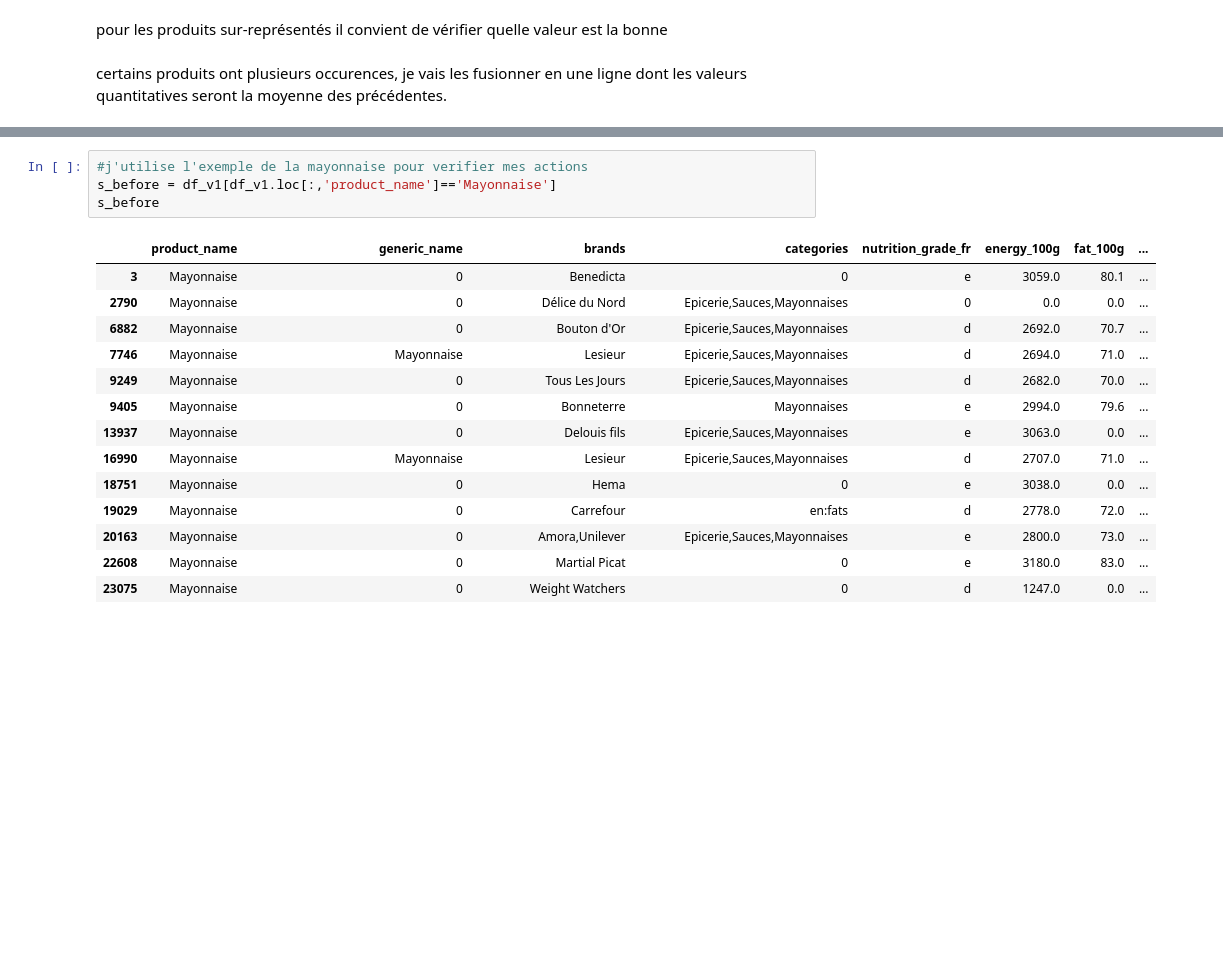
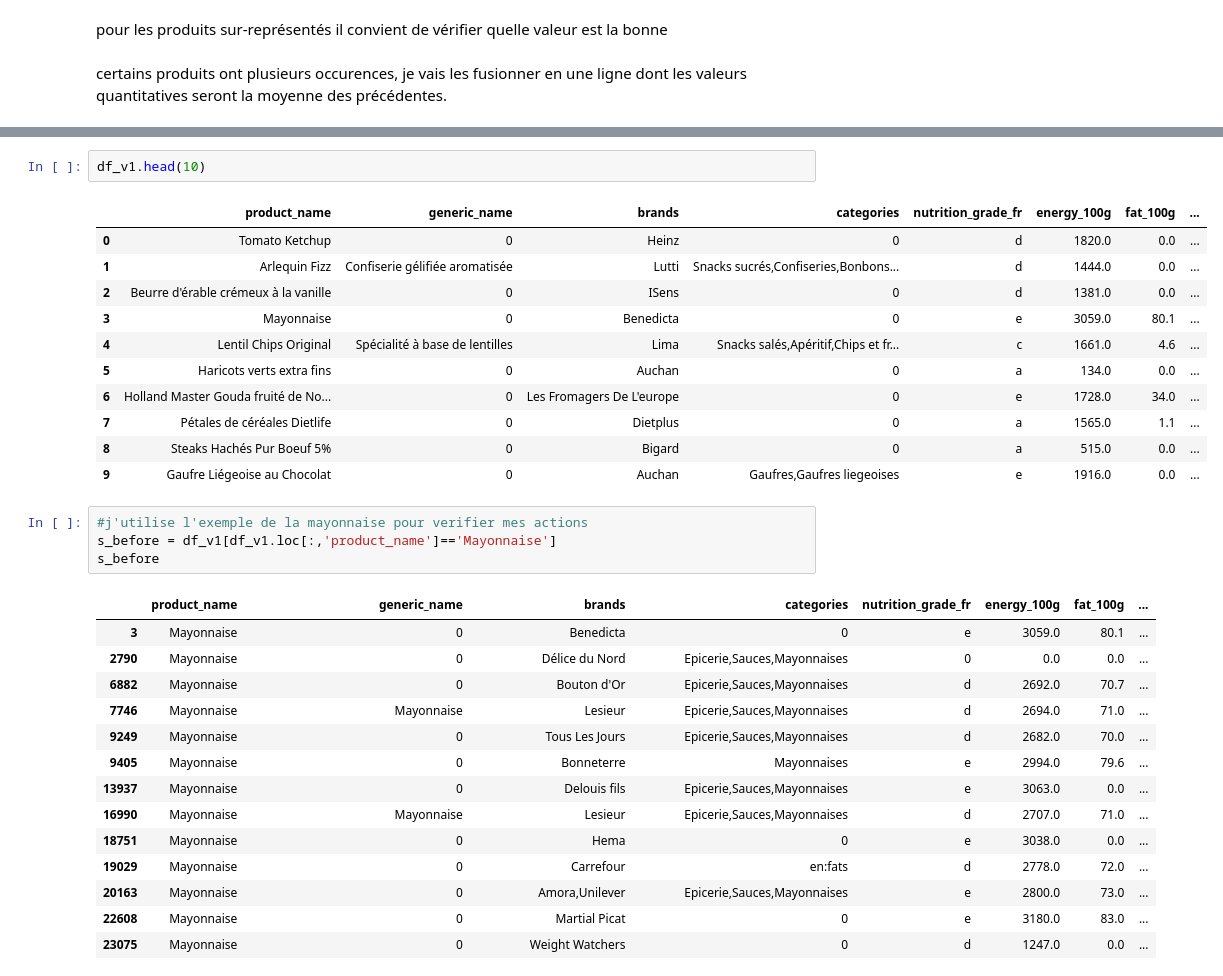
Before and after one commit to MarieDeSmedt/FoodFlix, a Jupyter notebook: notebook/Data_clean.ipynb, the cells around one changed output, grey strips where cells are left out. Saved outputs shown, nothing was run; the diff lists cells and outputs as text; blank space fills up the shorter version.

```diff
--- a/notebook/Data_clean.ipynb
+++ b/notebook/Data_clean.ipynb
@@ -186,3 +145,17 @@ certains produits ont plusieurs occurences, je vais les fusionner en une ligne d
+# %%
+df_v1.head(10)
+# %% [output]
+|  | product_name | generic_name | brands | categories | nutrition_grade_fr | energy_100g | fat_100g | ... |
+| 0 | Tomato Ketchup | 0 | Heinz | 0 | d | 1820.0 | 0.0 | ... |
+| 1 | Arlequin Fizz | Confiserie gélifiée aromatisée | Lutti | Snacks sucrés,Confiseries,Bonbons... | d | 1444.0 | 0.0 | ... |
+| 2 | Beurre d'érable crémeux à la vanille | 0 | ISens | 0 | d | 1381.0 | 0.0 | ... |
+| 3 | Mayonnaise | 0 | Benedicta | 0 | e | 3059.0 | 80.1 | ... |
+| 4 | Lentil Chips Original | Spécialité à base de lentilles | Lima | Snacks salés,Apéritif,Chips et fr... | c | 1661.0 | 4.6 | ... |
+| 5 | Haricots verts extra fins | 0 | Auchan | 0 | a | 134.0 | 0.0 | ... |
+| 6 | Holland Master Gouda fruité de No... | 0 | Les Fromagers De L'europe | 0 | e | 1728.0 | 34.0 | ... |
+| 7 | Pétales de céréales Dietlife | 0 | Dietplus | 0 | a | 1565.0 | 1.1 | ... |
+| 8 | Steaks Hachés Pur Boeuf 5% | 0 | Bigard | 0 | a | 515.0 | 0.0 | ... |
+| 9 | Gaufre Liégeoise au Chocolat | 0 | Auchan | Gaufres,Gaufres liegeoises | e | 1916.0 | 0.0 | ... |
 # %%
 #j'utilise l'exemple de la mayonnaise pour verifier mes actions
 s_before = df_v1[df_v1.loc[:,'product_name']=='Mayonnaise']
```
Also changed, not shown: parts of 18 cells of this notebook, 1 other file.
